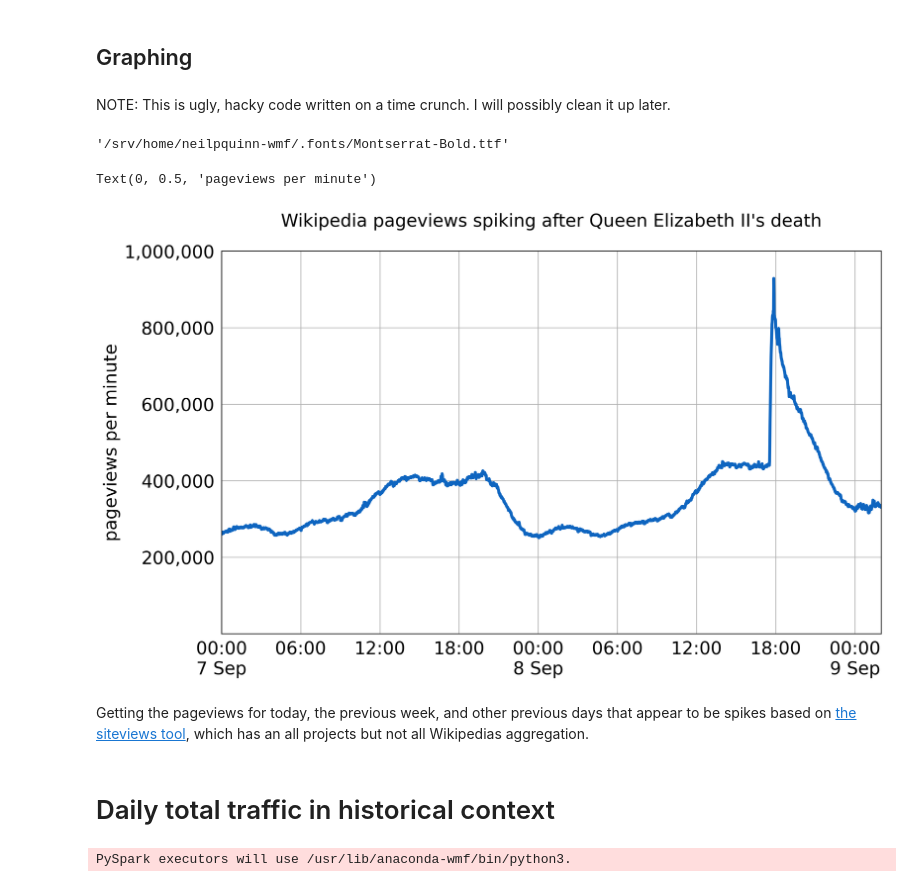
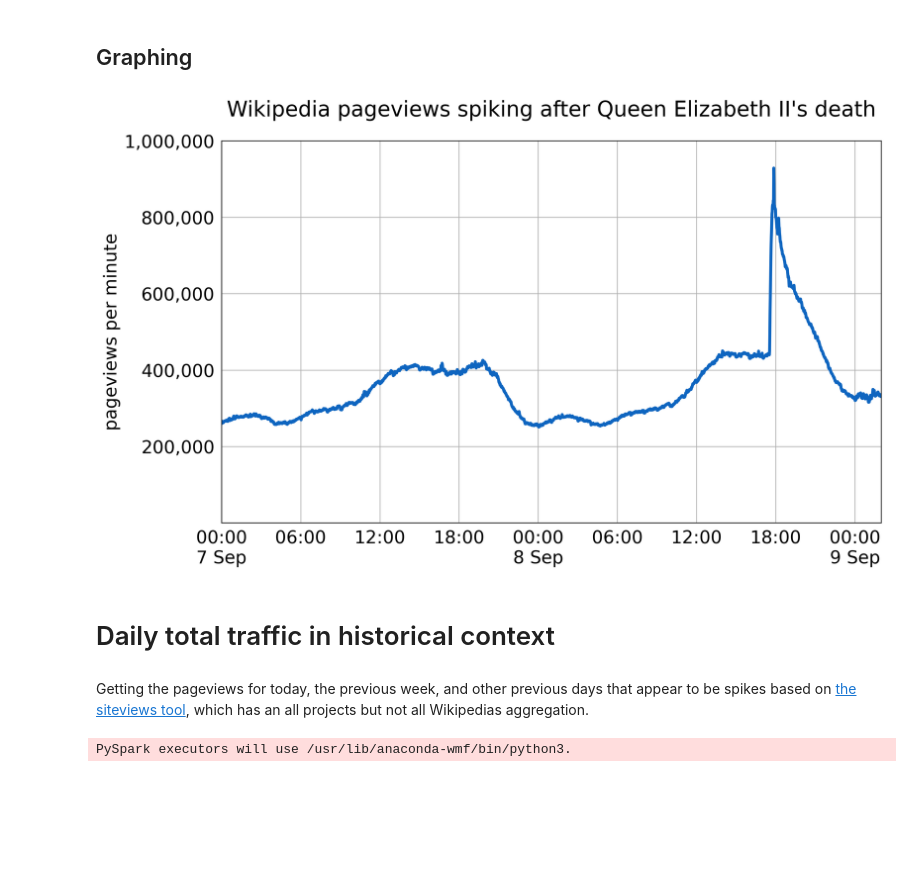
Before and after one commit to nshahquinn/misc-wikimedia-analysis, a Jupyter notebook: 2022-09_Elizabeth_II_stats.ipynb, the cells around one changed output. Saved outputs shown, nothing was run; the diff lists cells and outputs as text; code cells hidden in the pictures; blank space fills up the shorter version.

Commit message:
Clean up hacky code

```diff
--- a/2022-09_Elizabeth_II_stats.ipynb
+++ b/2022-09_Elizabeth_II_stats.ipynb
@@ -6,3 +6 @@ import wmfdata as wmf
 from wmfdata.utils import pd_display_all
-# %%
-wmf.charting.set_mpl_style()
@@ -241,5 +239,3 @@ wp_pv_minutely_for_graphing = (
 )
 # %% [markdown]
 ## Graphing
-# %% [markdown]
-NOTE: This is ugly, hacky code written on a time crunch. I will possibly clean it up later.
@@ -250,4 +241,0 @@ fm.addfont('/home/neilpquinn-wmf/.fonts/Montserrat-Bold.ttf')
-# %%
-fm.findfont('Montserrat')
-# %% [output]
-'/srv/home/neilpquinn-wmf/.fonts/Montserrat-Bold.ttf'
@@ -256,62 +242,44 @@ import matplotlib.pyplot as plt
 # %%
-# mpl.rcParams['font.family'] = 'Montserrat'
-mpl.rcParams['font.weight'] = "normal"
-mpl.rcParams['font.size'] = 18
-mpl.rcParams['xtick.bottom'] = False
-mpl.rcParams['ytick.left'] = False
-mpl.rcParams['lines.linewidth'] = 3
-mpl.rcParams['figure.figsize'] = (12, 7)
-mpl.rcParams['axes.xmargin'] = 0
-mpl.rcParams['axes.ymargin'] = 0
-mpl.rcParams['figure.dpi'] = 300
+mpl.style.use({
+    "axes.grid": True,
+    "axes.autolimit_mode": "data",
+    "font.size": 18,
+    "xtick.bottom": False,
+    "ytick.left": False,
+    "lines.linewidth": 3,
+    "figure.figsize": (12, 7),
+    "axes.xmargin": 0,
+    "axes.ymargin": 0,
+    "figure.dpi": 300
+})
 
 ax = wp_pv_minutely_for_graphing.plot(ylim=(0, 1000000), color="#0E65C0")
 
-fig = mpl.pyplot.gcf()
-
 locator = mpl.dates.AutoDateLocator()
 formatter = mpl.dates.ConciseDateFormatter(locator)
-formatter.formats = ['%y',  # ticks are mostly years
-                     '%b',       # ticks are mostly months
-                     '%d',       # ticks are mostly days
-                     '%H:%M',    # hrs
-                     '%H:%M',    # min
-                     '%S.%f', ]  # secs
-# these are mostly just the level above...
-formatter.zero_formats = [''] + formatter.formats[:-1]
-# ...except for ticks that are mostly hours, then it is nice to have
-# month-day:
-formatter.zero_formats[3] = '%H:%M\n%-d %b'
-
-formatter.offset_formats = ['',
-                            '%Y',
-                            '%b %Y',
-                            '',
-                            '',
-                            '%d %b %Y %H:%M', ]
+formatter.zero_formats[3] = "%H:%M\n%-d %b"
+formatter.offset_formats[3] = ""
 ax.xaxis.set_major_locator(locator)
 ax.xaxis.set_major_formatter(formatter)
 
-def custom_fmt(x, p):
+
+def skip_0_fmt(x, p):
     if x == 0:
         return None
     else:
         return wmf.charting.comma_fmt(x)
 
-ax.yaxis.set_major_formatter(custom_fmt)
+ax.yaxis.set_major_formatter(skip_0_fmt)
 
 ax.set_title("Wikipedia pageviews spiking after Queen Elizabeth II's death", pad=25)
 ax.set_xlabel("")
-ax.set_ylabel("pageviews per minute")
-
-# plt.savefig("qe2.png", pad_inches=0.3)
+ax.set_ylabel("pageviews per minute");
 # %% [output]
-Text(0, 0.5, 'pageviews per minute')
-[figure, old version]
+[figure, new version]
-# %% [markdown]
-Getting the pageviews for today, the previous week, and other previous days that appear to be spikes based on [the siteviews tool](https://pageviews.wmcloud.org/siteviews/), which has an all projects but not all Wikipedias aggregation.
 # %% [markdown]
 # Daily total traffic in historical context
+# %% [markdown]
+Getting the pageviews for today, the previous week, and other previous days that appear to be spikes based on [the siteviews tool](https://pageviews.wmcloud.org/siteviews/), which has an all projects but not all Wikipedias aggregation.
 # %%
 wp_pv_daily = wmf.spark.run("""
 SELECT
```
Also changed, not shown: parts of 5 cells of this notebook.
